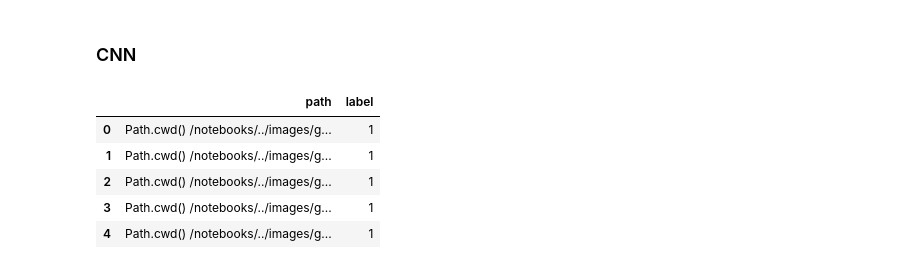
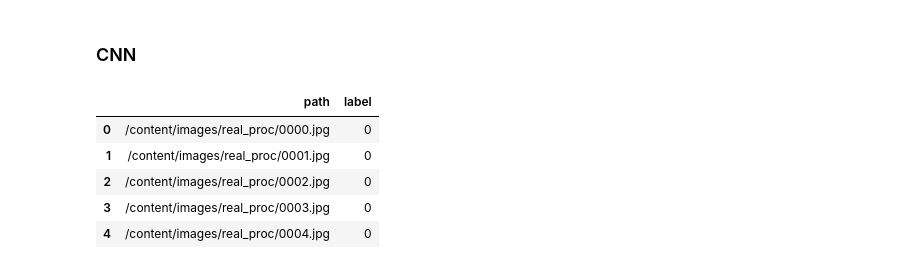
Before and after one commit to dovydaszem/ai-image-detector, a Jupyter notebook: notebooks/cnn.ipynb, the cells around one changed output. Cells and saved outputs as stored; diff of their text form; code cells hidden in the pictures.

```diff
--- a/notebooks/cnn.ipynb
+++ b/notebooks/cnn.ipynb
@@ -21,28 +34,28 @@ from sklearn.metrics import confusion_matrix, accuracy_score, f1_score, roc_curv
 # %%
 total = 5000
 
-real_dir = Path.cwd() / "..images" / "real_proc"
-gen_dir = Path.cwd() / "../images" / "gen_proc"
+real_dir = Path.cwd() / "images" / "real_proc"
+gen_dir = Path.cwd() / "images" / "gen_proc"
 
 # Take images from the start of the sorted list to keep dataset balanced
 # key is a function to execute to decide the order
 # .stem works only with pathlib objects
 real_paths = list(sorted(real_dir.glob("*.jpg"), key=lambda p: int(p.stem)))[:total]
 gen_paths = list(sorted(gen_dir.glob("*.jpg"), key=lambda p: int(p.stem)))[:total]
 
 df_real = pd.DataFrame({"path": real_paths, "label": 0})
 df_gen = pd.DataFrame({"path": gen_paths, "label": 1})
 df_all = pd.concat([df_real, df_gen], ignore_index=True)
 
 pd.set_option('display.max_colwidth', None)
 display(df_all.head())
 # %% [output]
 |  | path | label |
-| 0 | Path.cwd() /notebooks/../images/g... | 1 |
-| 1 | Path.cwd() /notebooks/../images/g... | 1 |
-| 2 | Path.cwd() /notebooks/../images/g... | 1 |
-| 3 | Path.cwd() /notebooks/../images/g... | 1 |
-| 4 | Path.cwd() /notebooks/../images/g... | 1 |
+| 0 | /content/images/real_proc/0000.jpg | 0 |
+| 1 | /content/images/real_proc/0001.jpg | 0 |
+| 2 | /content/images/real_proc/0002.jpg | 0 |
+| 3 | /content/images/real_proc/0003.jpg | 0 |
+| 4 | /content/images/real_proc/0004.jpg | 0 |
 # %%
 df_train, df_temp = train_test_split(df_all, test_size=0.3, stratify=df_all["label"], random_state=42)
 df_val, df_test = train_test_split(df_temp, test_size=0.5, stratify=df_temp["label"], random_state=42)
```
Also changed, not shown: parts of 12 cells of this notebook, 4 other files.
